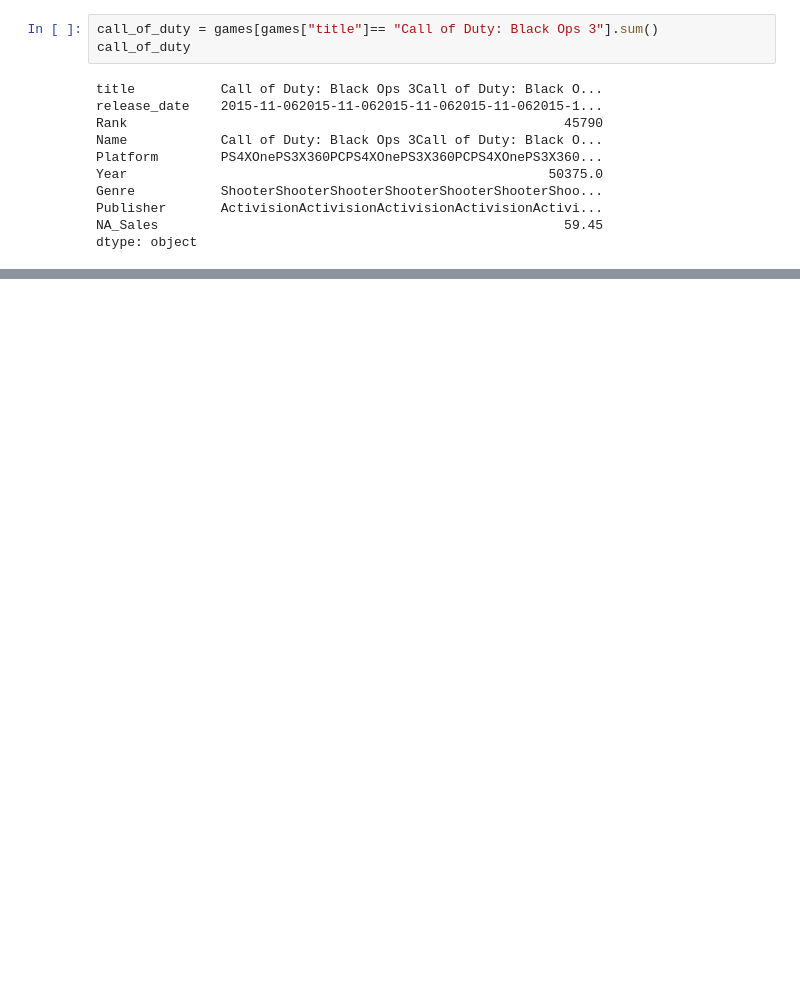
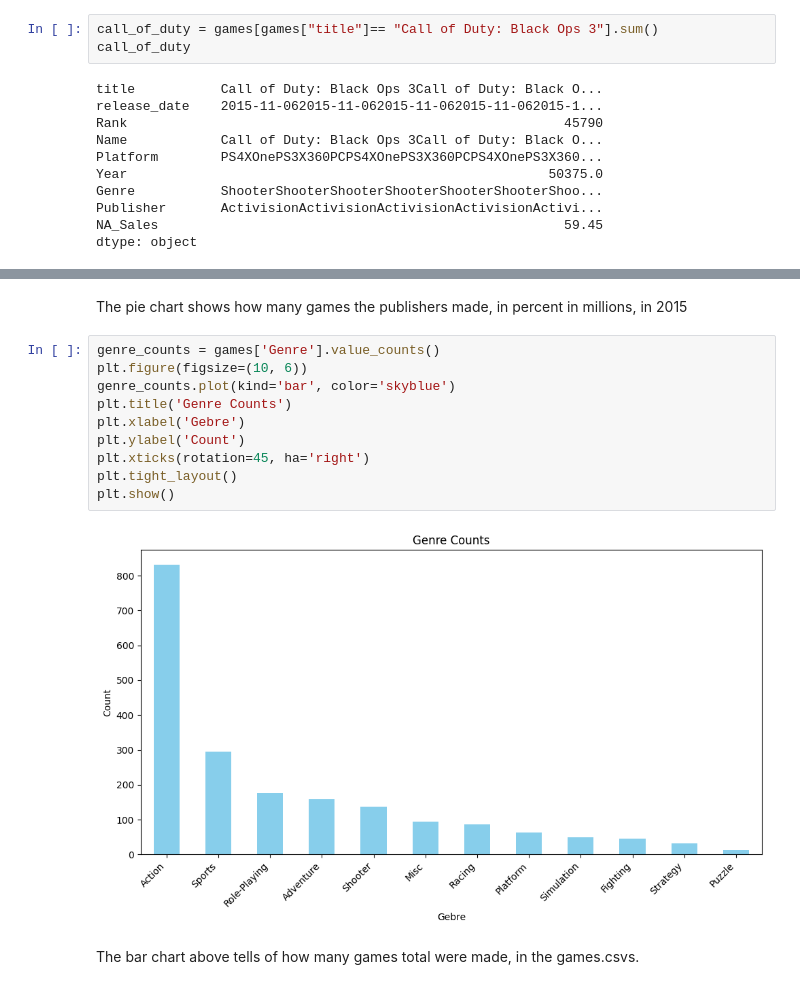
Before and after one commit to Jake-guerrero/Video-Game-Sells, a Jupyter notebook: Video Games.ipynb, the cells around one changed output, grey strips where cells are left out. Drawn from its saved outputs; the diff is of its cells as text; blank space fills up the shorter version.

```diff
--- a/Video Games.ipynb
+++ b/Video Games.ipynb
@@ -400,0 +400,16 @@ NameError: name 'Year' is not defined
+# %% [markdown]
+The pie chart shows how many games the publishers made, in percent in millions, in 2015
+# %%
+genre_counts = games['Genre'].value_counts()
+plt.figure(figsize=(10, 6))
+genre_counts.plot(kind='bar', color='skyblue')
+plt.title('Genre Counts')
+plt.xlabel('Gebre')
+plt.ylabel('Count')
+plt.xticks(rotation=45, ha='right')
+plt.tight_layout()
+plt.show()
+# %% [output]
+[figure, added]
+# %% [markdown]
+The bar chart above tells of how many games total were made, in the games.csvs.
```
Also changed, not shown: parts of 26 cells of this notebook.
